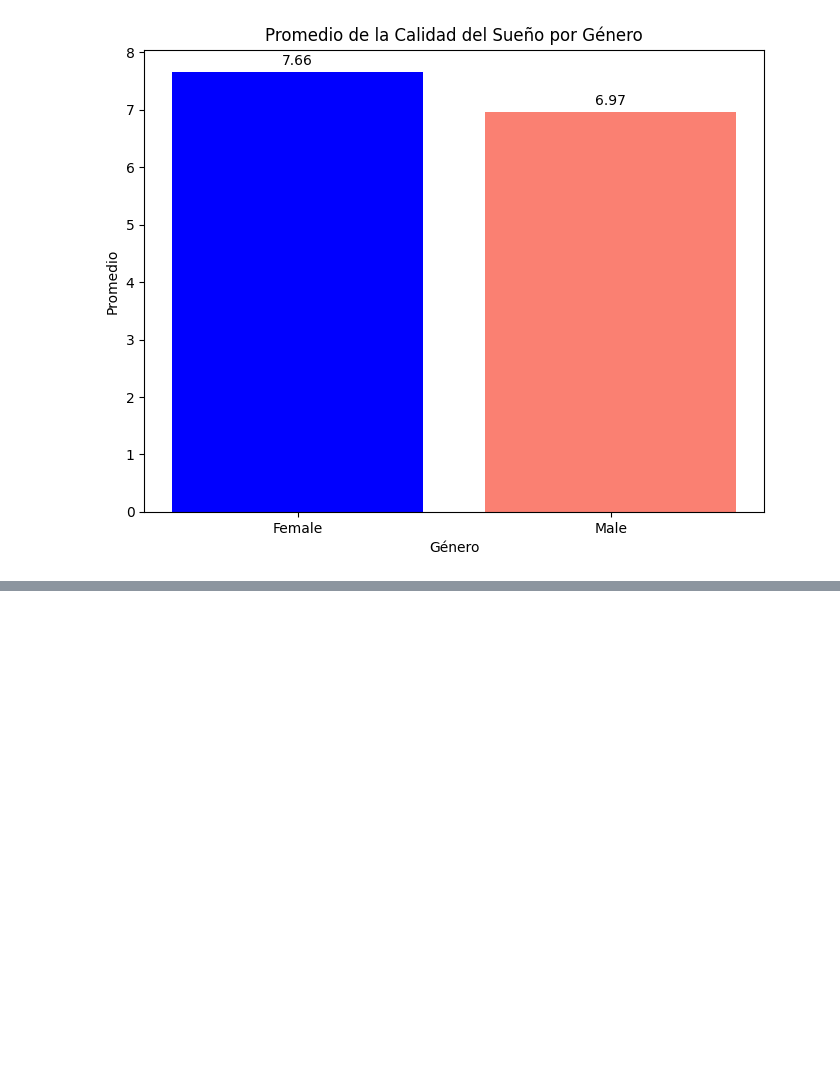
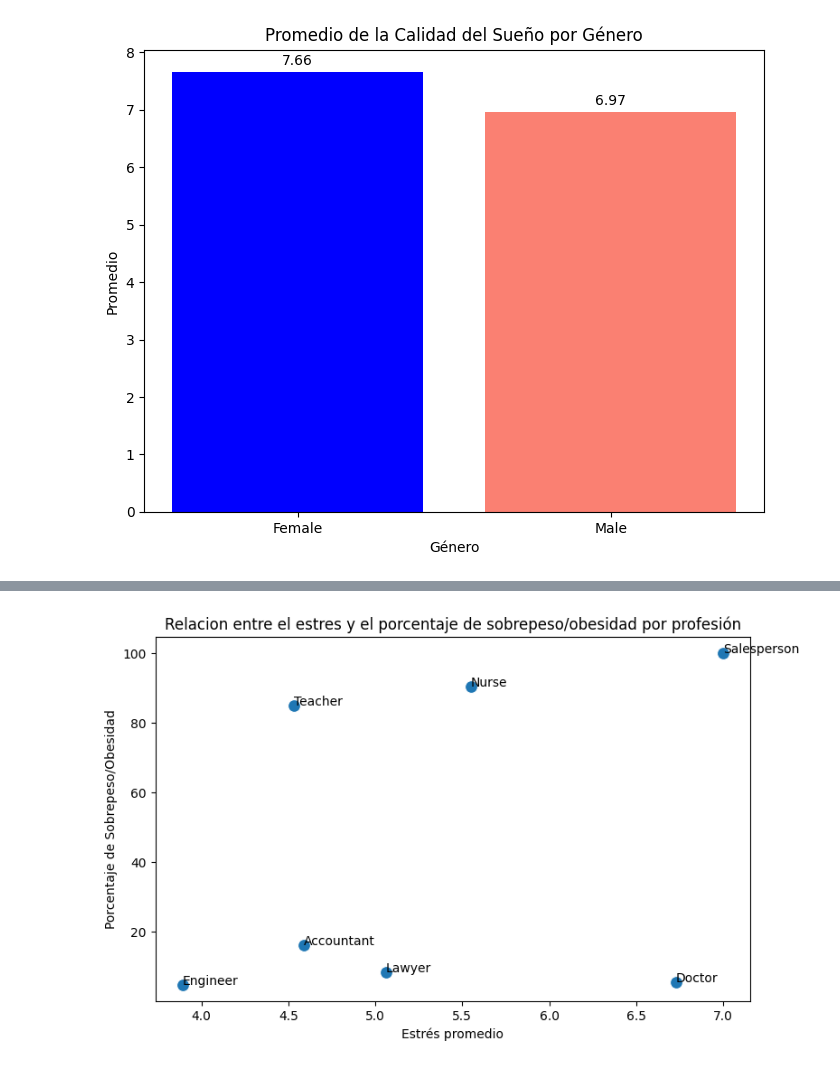
Before and after one commit to Liberato-Mayk/calidad_de_vida, a Jupyter notebook: calidad_de_sueño.ipynb, the cells around one changed output, grey strips where cells are left out. Cells and saved outputs as stored; diff of their text form; code cells hidden in the pictures; blank space fills up the shorter version.

```diff
--- a/calidad_de_sueño.ipynb
+++ b/calidad_de_sueño.ipynb
@@ -115,0 +213,7 @@ Name: count, dtype: int64
+# %%
+# vemos el nievl de estrés promedio por ocupación
+estres = (df_f.groupby("Occupation")["Stress Level"]
+        .mean()
+        .sort_values(ascending=False)
+        .round(2))
+estres
@@ -115,0 +230,7 @@ Name: count, dtype: int64
+# %%
+# creamos una nueva columna para identificar si la persona tiene sobrepeso u obesidad
+df_f = df_f.copy()
+df_f["Sobrepeso_Obesidad"] = df_f["BMI Category"].isin(["Overweight", "Obese"])
+
+imc = (df_f.groupby("Occupation")["Sobrepeso_Obesidad"].mean().mul(100).sort_values(ascending=False).round(1))
+imc
@@ -115,0 +247,5 @@ Name: count, dtype: int64
+# %%
+# agrupamos los resultados en una tabla
+tabla = pd.concat([estres, imc], axis=1)
+tabla.columns = ["Estrés promedio", "Porcentaje de Sobrepeso/Obesidad"]
+print(tabla.sort_values("Estrés promedio", ascending=False))
@@ -115,0 +262,11 @@ Name: count, dtype: int64
+# %%
+# graficamos
+plt.figure(figsize=(8, 5))
+sns.scatterplot(data=tabla, x="Estrés promedio", y="Porcentaje de Sobrepeso/Obesidad", s=100)
+for ocupacion, fila in tabla.iterrows():          # escribe el nombre de cada profesión sobre su punto
+    plt.text(fila["Estrés promedio"], fila["Porcentaje de Sobrepeso/Obesidad"], ocupacion)
+plt.title("Relacion entre el estres y el porcentaje de sobrepeso/obesidad por profesión")
+plt.tight_layout()
+plt.show()
+# %% [output]
+[figure, added]
```
Also changed, not shown: parts of 28 cells of this notebook.
